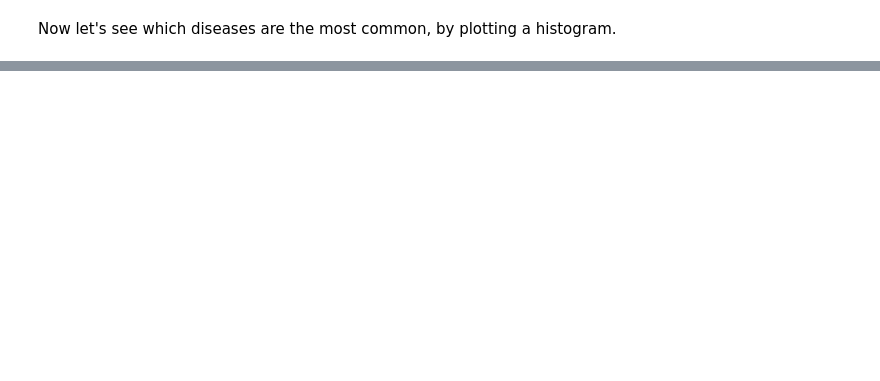
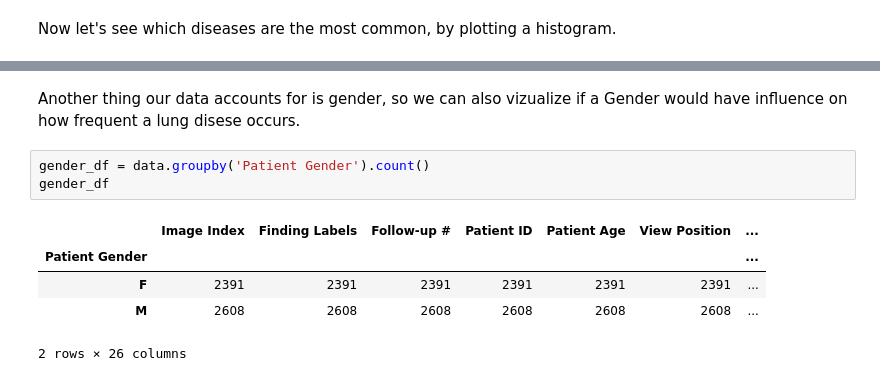
Before and after one commit to yeric1789/CMSC320_Final_Project, a Jupyter notebook: NoteBookFinalProject.ipynb, the cells around one changed output, grey strips where cells are left out. Saved outputs shown, nothing was run; the diff lists cells and outputs as text; blank space fills up the shorter version.

```diff
--- a/NoteBookFinalProject.ipynb
+++ b/NoteBookFinalProject.ipynb
@@ -116,0 +104,11 @@ plt.xticks(rotation=45)
+# %% [markdown]
+Another thing our data accounts for is gender, so we can also vizualize if a Gender would have influence on how frequent a lung disese occurs.
+# %%
+gender_df = data.groupby('Patient Gender').count()
+gender_df
+# %% [output]
+|  | Image Index | Finding Labels | Follow-up # | Patient ID | Patient Age | View Position | ... |
+| Patient Gender |  |  |  |  |  |  | ... |
+| F | 2391 | 2391 | 2391 | 2391 | 2391 | 2391 | ... |
+| M | 2608 | 2608 | 2608 | 2608 | 2608 | 2608 | ... |
+2 rows × 26 columns
```
Also changed, not shown: parts of 17 cells of this notebook.
